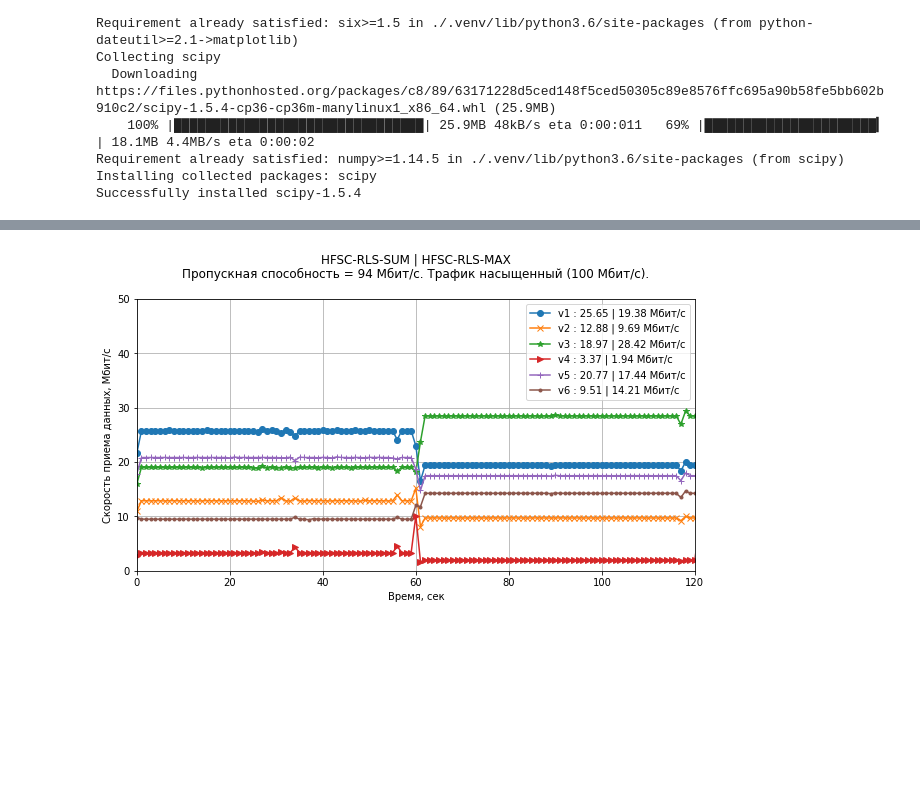
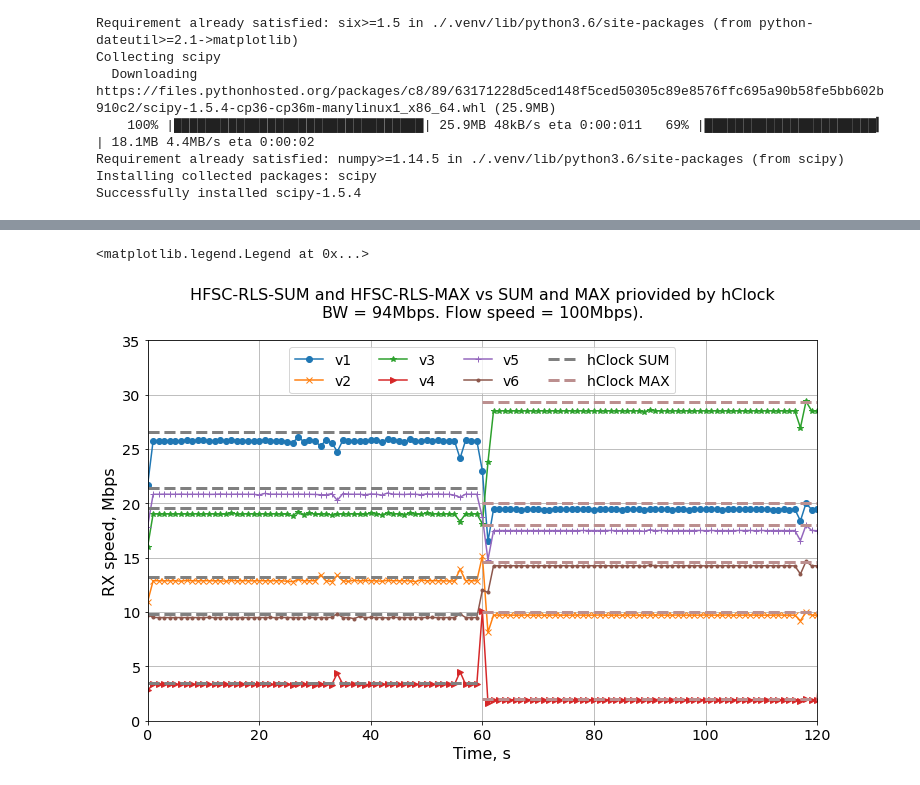
Before and after one commit to OlgaKochneva/rls-network-schedulers, a Jupyter notebook: testbed/analysis_scripts/bandwidth_plot.ipynb, the cells around one changed output, grey strips where cells are left out. Drawn from its saved outputs; the diff is of its cells as text; code cells hidden in the pictures; blank space fills up the shorter version.

```diff
--- a/testbed/analysis_scripts/bandwidth_plot.ipynb
+++ b/testbed/analysis_scripts/bandwidth_plot.ipynb
@@ -109,15 +78,0 @@ plot_bandwidth(experiment_data, f'Bandwidth sharing experiment №{timestamp}\n'
-# %%
-# Example
-'''
-For HFSC configurations
-'''
-timestamp = '1620221494'
-port_prefix = '5000'
-experiment_amount = 3
-experiment_data = []
-
-for i in range(experiment_amount):
-    current_port = port_prefix + str(i)
-    experiment_data.append(read_json(f'./logs/nresults-{timestamp}.txt.{current_port}', 'bits_per_second'))
-
-plot_bandwidth(experiment_data, f'Bandwidth sharing experiment №{timestamp}\n', total_bandwidth=100)
@@ -515,43 +368,61 @@ plot_bandwidth(experiment_data, f'HTB-RLS-MAX.\nПропускная спосо
 # %%
-# SUM + MAX
 '''
-max2hfsc
+SUM vs MAX. hierarchy hfsc.
+
 '''
+
 timestamp = '1621275428'
 port_prefix = '5000'
 experiment_amount = 6
 experiment_data_sum = []
 experiment_data_max = []
 experiment_data = []
 avgs_str = []
 
 for i in range(experiment_amount):
     current_port = port_prefix + str(i+1)
     experiment_data_sum.append(read_json(f'./logs/sum_hfsc_hclock/nresults-1621273364.txt.{current_port}', 'bits_per_second'))
     experiment_data_max.append(read_json(f'./logs/max_hfsc_hclock/nresults-{timestamp}.txt.{current_port}', 'bits_per_second'))
     avg_sum = sum(experiment_data_sum[i][:-2])/(len(experiment_data_sum[i])-2)
     avg_max = sum(experiment_data_max[i][:-2])/(len(experiment_data_max[i])-2)
     avgs_str.append(f'{round(avg_sum/1000000,2)} | {round(avg_max/1000000,2)}')
     experiment_data.append(experiment_data_sum[i] + experiment_data_max[i])
 
-# print(avgs_str)
-# plot_bandwidth(experiment_data, f'HFSC-RLS-SUM | HFSC-RLS-MAX\nFlow_speed=100mbps. BW=100mbps.\n', total_bandwidth=50,experiment_time_sec=120)
-plt.figure(figsize=(10,5))
+plt.figure(figsize=(12,7))
 markers = ['o', 'x', '*', '>', '+', '.', ',', 'v', 'X', 'D', '|']
 
 plt.grid()
 plt.xlim(left=0, right=120)
-plt.ylim(bottom=0, top=50)
-plt.title('HFSC-RLS-SUM | HFSC-RLS-MAX\nПропускная способность = 94 Мбит/с. Трафик насыщенный (100 Мбит/с).\n')
-plt.xlabel('Время, сек')
-plt.ylabel('Скорость приема данных, Мбит/с')
+plt.ylim(bottom=0, top=35)
+plt.title('HFSC-RLS-SUM and HFSC-RLS-MAX vs SUM and MAX priovided by hClock\nBW = 94Mbps. Flow speed = 100Mbps).\n', fontsize=16)
+plt.xlabel('Time, s', fontsize=16)
+plt.ylabel('RX speed, Mbps', fontsize=16)
 
+# HFSC data
+avgs_sum = []
+avgs_max = []
 for i, data in enumerate(experiment_data):
     data = [bps/1000000 for bps in data]  # Convert bps in mbps
     plt.plot(range(0, len(data)), data,
-    label=f'v{i+1} : {avgs_str[i]} Мбит/с', marker=markers[i % len(markers)])
+    label=f'v{i+1}', marker=markers[i % len(markers)])
+    avgs_sum.append(round(sum(data[1:59]) / len(data[1:59]),2))
+    avgs_max.append(round(sum(data[62:119]) / len(data[62:119]),2))
 
-plt.legend()
-plt.savefig('sum_max_hfsc_hclock.png')
+hCLock_SUM = [2655, 1325, 1955, 345, 2145, 980]
+for i in range(5):
+    plt.plot(range(0, 61), [hCLock_SUM[i] / 100]*61, linestyle = '--', color='Gray', linewidth = 3)
+
+plt.plot(range(0, 61), [hCLock_SUM[5] / 100]*61, linestyle = '--', color='Gray', linewidth = 3, label = 'hClock SUM')
+
+
+hCLock_MAX = [2000, 1000, 2935, 200, 1800, 1465]
+for i in range(5):
+    plt.plot(range(60, 121), [hCLock_MAX[i] / 100]*61, linestyle = '--', color='rosybrown', linewidth = 3)
+
+plt.plot(range(60, 121), [hCLock_MAX[5] / 100]*61, linestyle = '--', color='rosybrown', linewidth = 3, label = 'hClock MAX')
+
+
+plt.legend(loc=9, ncol=4, fontsize=14)
 # %% [output]
+<matplotlib.legend.Legend at 0x...>
-[figure, old version]
+[figure, new version]
```
Also changed, not shown: parts of 13 cells of this notebook, 46 other files.
